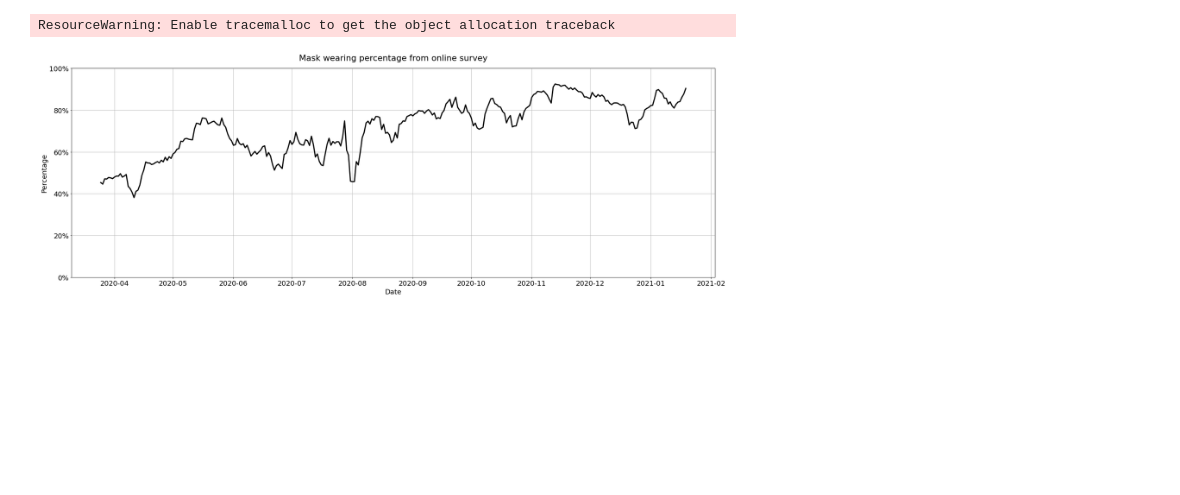
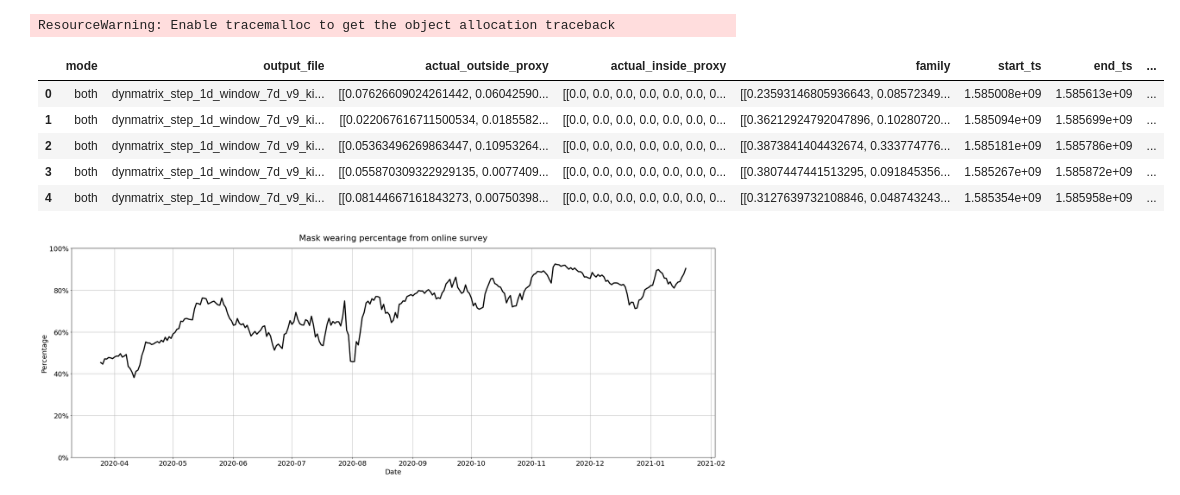
Before and after one commit to zsvizi/r-eff-social-contact-surveys-covid-19-hungary, a Jupyter notebook: figures.ipynb, the cells around one changed output. Cells and saved outputs as stored; diff of their text form; code cells hidden in the pictures; blank space fills up the shorter version.

```diff
--- a/figures.ipynb
+++ b/figures.ipynb
@@ -105,6 +105,15 @@ plt.rcParams["figure.facecolor"] = "white"
 df = pd.DataFrame.from_dict([json.loads(l.strip("\n")) for l in open("../maszk_dynmatrix/data/dynmatrix_step_1d_window_7d_v9_kid_reduced_all.json").readlines()])
 # %% [output]
 ResourceWarning: Enable tracemalloc to get the object allocation traceback
+# %%
+df.head()
+# %% [output]
+|  | mode | output_file | actual_outside_proxy | actual_inside_proxy | family | start_ts | end_ts | ... |
+| 0 | both | dynmatrix_step_1d_window_7d_v9_ki... | [[0.07626609024261442, 0.06042590... | [[0.0, 0.0, 0.0, 0.0, 0.0, 0.0, 0... | [[0.23593146805936643, 0.08572349... | 1.585008e+09 | 1.585613e+09 | ... |
+| 1 | both | dynmatrix_step_1d_window_7d_v9_ki... | [[0.022067616711500534, 0.0185582... | [[0.0, 0.0, 0.0, 0.0, 0.0, 0.0, 0... | [[0.36212924792047896, 0.10280720... | 1.585094e+09 | 1.585699e+09 | ... |
+| 2 | both | dynmatrix_step_1d_window_7d_v9_ki... | [[0.05363496269863447, 0.10953264... | [[0.0, 0.0, 0.0, 0.0, 0.0, 0.0, 0... | [[0.3873841404432674, 0.333774776... | 1.585181e+09 | 1.585786e+09 | ... |
+| 3 | both | dynmatrix_step_1d_window_7d_v9_ki... | [[0.055870309322929135, 0.0077409... | [[0.0, 0.0, 0.0, 0.0, 0.0, 0.0, 0... | [[0.3807447441513295, 0.091845356... | 1.585267e+09 | 1.585872e+09 | ... |
+| 4 | both | dynmatrix_step_1d_window_7d_v9_ki... | [[0.08144667161843273, 0.00750398... | [[0.0, 0.0, 0.0, 0.0, 0.0, 0.0, 0... | [[0.3127639732108846, 0.048743243... | 1.585354e+09 | 1.585958e+09 | ... |
 # %%
 plt.figure(figsize=(30,10))
 plt.plot([datetime.fromtimestamp(t) for t in df.start_ts],df.avg_masking*100,'k-',lw=3)
```
Also changed, not shown: parts of 6 cells of this notebook.
